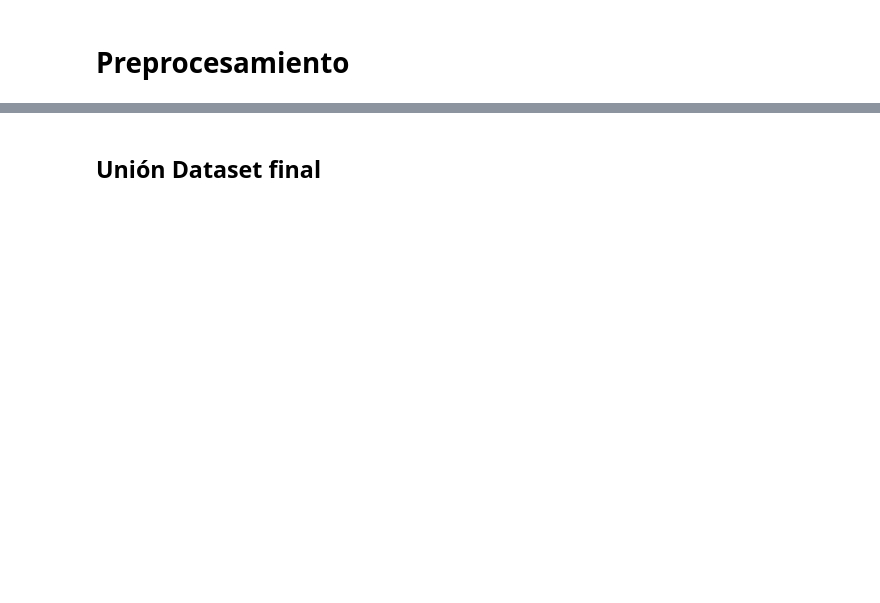
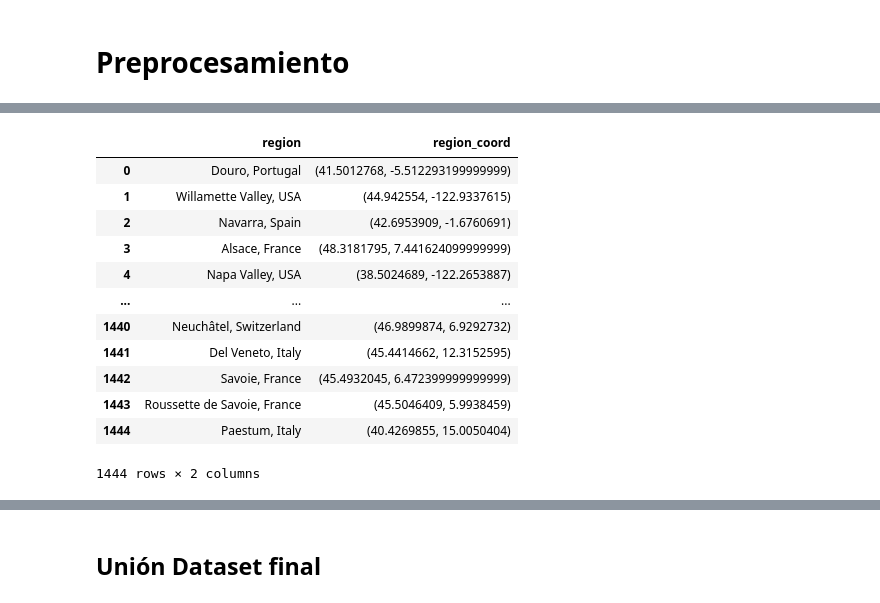
Before and after one commit to crcoronado/Datascience1, a Jupyter notebook: Winemag Copy-2.ipynb, the cells around one changed output, grey strips where cells are left out. Saved outputs shown, nothing was run; the diff lists cells and outputs as text; code cells hidden in the pictures; blank space fills up the shorter version.

```diff
--- a/Winemag Copy-2.ipynb
+++ b/Winemag Copy-2.ipynb
@@ -841,0 +548,28 @@ memory usage: 6.9+ MB
+# %%
+#Se instancia el objeto geolocator, usando en este caso la API de Google con su respectiva APIKey (se remueve por
+#temas de costos y procesamiento público).
+#Así mismo, luego de correr el código la primera vez (timepo computacional approx 750 segundos), se recomienda
+#comentar este código ya que los resultados son guardados en un archivo CSV para su uso en otras fases del análisis
+
+geolocator = geocoders.GoogleV3(api_key="AIzaSyCHVCA6omgKIv8FDmJaPmJtWKgkC4kEr5Q")
+# %%
+#Se crea una funcion para la evaluación de la geolocalización, en el cual se le pasa al geocoder el dato de la region
+#por ejemplo, "Douro, Portugal", y este devuelve las coordenadas de Latitud y Longitud según su base de datos
+#Para esto se incluye un try/except, ya que en caso que el sistema de geolocalización no obtenga información de este
+#sitio, se debe #agregar el dato "None", en Latitud/Longitud para su respectivo descarte.
+
+def eval_results(x):
+    try:
+        return (x.latitude, x.longitude)
+    except:
+        return (None, None)
+# %%
+%%time
+#Se usa un dataset temporal (data_temporal), donde se aplica el la evaluación de la geolocalización por cada una de
+#las entradas. En 'data_temporal' se agregan en la columna 'region_coord' los valores de Latitud y Longitud de cada
+#entrada de región (entrada única)
+#Tambien se analiza el tiempo computacional en realizar esta validación cruzada en API (750 segundos aprox.)
+data_temporal = data_region_unique_values
+data_temporal['region_coord'] = data_temporal['region'].apply(geolocator.geocode).apply(lambda x: eval_results(x))
+data_temporal
+# %% [output]
@@ -841,0 +577,13 @@ memory usage: 6.9+ MB
+|  | region | region_coord |
+| 0 | Douro, Portugal | (41.5012768, -5.512293199999999) |
+| 1 | Willamette Valley, USA | (44.942554, -122.9337615) |
+| 2 | Navarra, Spain | (42.6953909, -1.6760691) |
+| 3 | Alsace, France | (48.3181795, 7.441624099999999) |
+| 4 | Napa Valley, USA | (38.5024689, -122.2653887) |
+| ... | ... | ... |
+| 1440 | Neuchâtel, Switzerland | (46.9899874, 6.9292732) |
+| 1441 | Del Veneto, Italy | (45.4414662, 12.3152595) |
+| 1442 | Savoie, France | (45.4932045, 6.472399999999999) |
+| 1443 | Roussette de Savoie, France | (45.5046409, 5.9938459) |
+| 1444 | Paestum, Italy | (40.4269855, 15.0050404) |
+1444 rows × 2 columns
```
Also changed, not shown: parts of 185 cells of this notebook, 4 other files.
